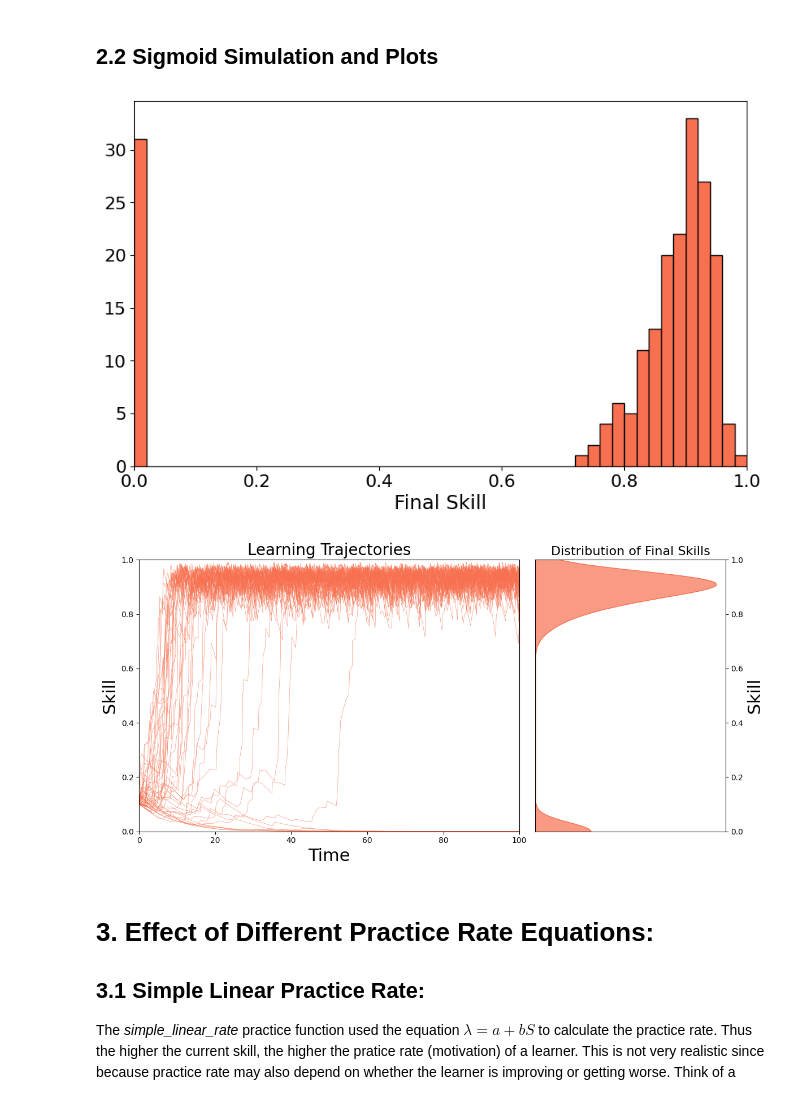
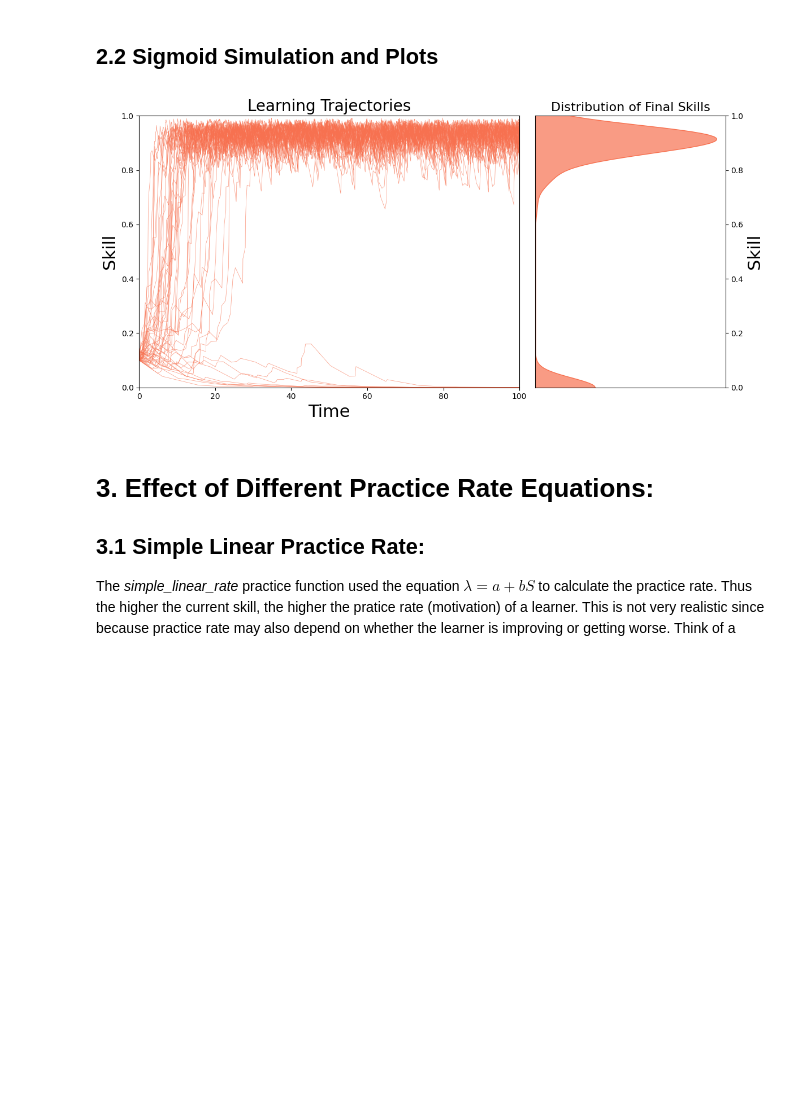
Before and after one commit to plaskar/rps_model, a Jupyter notebook: notebooks/Basic Model Analysis.ipynb, the cells around one changed output. Cells and saved outputs as stored; diff of their text form; code cells hidden in the pictures; blank space fills up the shorter version.

```diff
--- a/notebooks/Basic Model Analysis.ipynb
+++ b/notebooks/Basic Model Analysis.ipynb
@@ -14,12 +14,14 @@ from rps_simulation.waiting_times import exponential_waiting_time  # exp waiting
 import numpy as np
 import matplotlib.pyplot as plt
 
+# Colour codes for concave and sigmoid curves:
 concave_colour = '#466be8'
 sigmoid_colour = '#f77150'
 
+plot_dpi = 300 #dpi at which plots will be saved
 
 
-np.random.seed(10)
+np.random.seed(10) #setting seed for reproducible results
 # %% [markdown]
 # 1. RPS_core Class:
 
@@ -92,24 +92,22 @@ concave_sims.plot_trajectory_and_histogram(colour_lineplots=concave_colour, colo
 # %%
 # initializing the class
 sigmoid_sims = RPS_multirun(learning_func=logistic_learning(alpha=0.4),
                             forgetting_func=exp_forgetting,
                             practice_rate_func=simple_prac_func,
                             waiting_time_dist=exponential_waiting_time,
                             n_sims=200)
 
 # running the simulations
 sigmoid_sims.run_multiple_sims(interpolate_forgetting=False)
 
 sigmoid_colour = '#f77150'
-# plot final skill histogram:
-sigmoid_sims.plot_final_skill_histogram(colour=sigmoid_colour)
 
-# combined_plot
+# combined_plot of learning trajectories + histogram of final skills:
 #sigmoid_sims.plot_summary_cogsci(colour_lineplots=sigmoid_colour, colour_histogram=sigmoid_colour, n_plots=50, bw_adjust=0.3,
-sigmoid_sims.plot_trajectory_and_histogram(colour_lineplots=sigmoid_colour, colour_histogram=sigmoid_colour, n_plots=50, bw_adjust=0.3, save_location='../plots/sigmoid_sim_summ_cogsci.png')
+sigmoid_sims.plot_trajectory_and_histogram(colour_lineplots=sigmoid_colour, colour_histogram=sigmoid_colour,
+                                           n_plots=50, bw_adjust=0.3, save_location='../plots/sigmoid_sim_summ.jpg', save_dpi=plot_dpi)
 # %% [output]
-[figure, old version]
+[figure, new version]
-[figure, removed]
 # %% [markdown]
 # 3. Effect of Different Practice Rate Equations:
 ## 3.1 Simple Linear Practice Rate:
```
Also changed, not shown: parts of 7 cells of this notebook, 33 other files.
